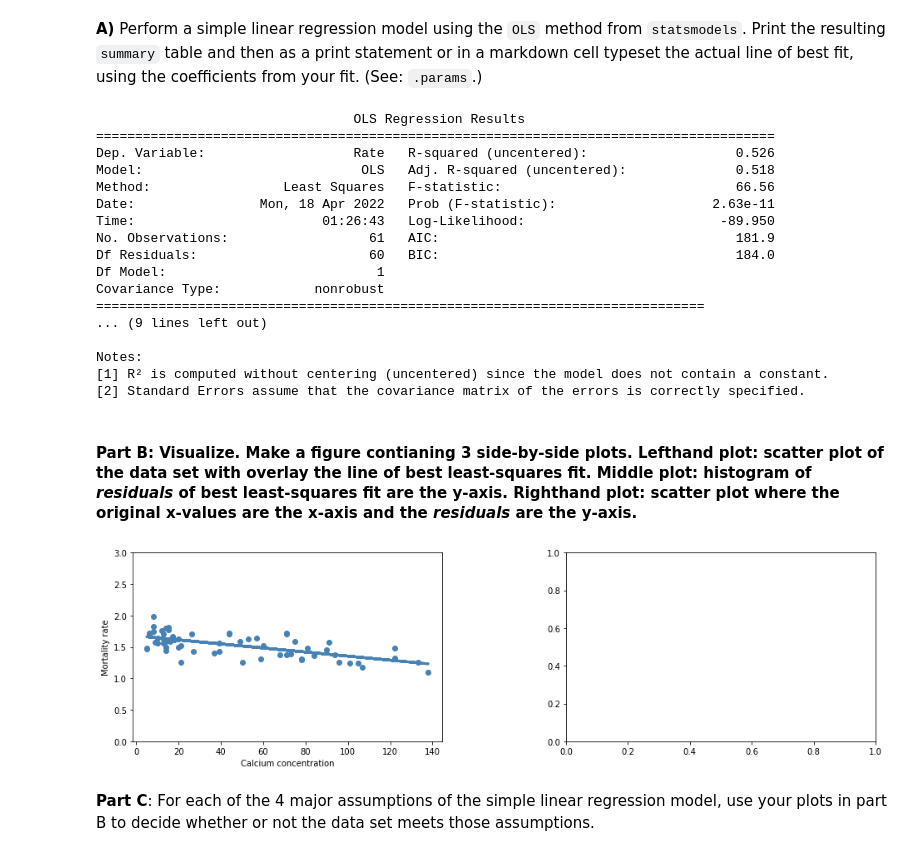
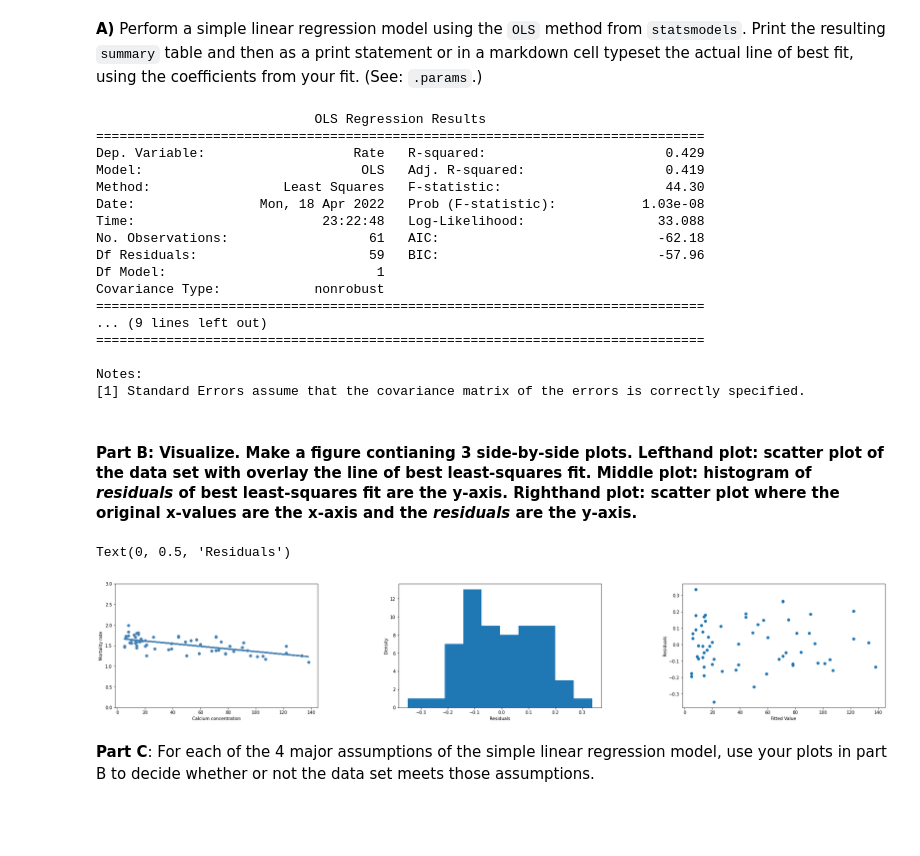
Before and after one commit to sumatthe29/Intro-to-Data-Science-2022, a Jupyter notebook: CSCI 3022/Homework/CSCI3022_S22_HW7.ipynb, the cells around one changed output. Cells and saved outputs as stored; diff of their text form; code cells hidden in the pictures; blank space fills up the shorter version.

```diff
--- a/CSCI 3022/Homework/CSCI3022_S22_HW7.ipynb
+++ b/CSCI 3022/Homework/CSCI3022_S22_HW7.ipynb
@@ -183,43 +198,53 @@ df.head(10)
 **A)** Perform a simple linear regression model using the `OLS` method from `statsmodels`.  Print the resulting `summary` table and then as a print statement or in a markdown cell typeset the actual line of best fit, using the coefficients from your fit.  (See: `.params`.)
 # %%
 # In notebook example, Calc is treated as x, Rate is treated as y
-print((sm.OLS(df['Rate'],df['Calc']).fit()).summary())
+print((sm.regression.linear_model.OLS(df['Rate'],sm.add_constant(df['Calc'])).fit()).summary())
+model = sm.regression.linear_model.OLS(df['Rate'],sm.add_constant(df['Calc'])).fit()
 # %% [output]
-                                 OLS Regression Results
-=======================================================================================
-Dep. Variable:                   Rate   R-squared (uncentered):                   0.526
-Model:                            OLS   Adj. R-squared (uncentered):              0.518
-Method:                 Least Squares   F-statistic:                              66.56
-Date:                Mon, 18 Apr 2022   Prob (F-statistic):                    2.63e-11
-Time:                        01:26:43   Log-Likelihood:                         -89.950
-No. Observations:                  61   AIC:                                      181.9
-Df Residuals:                      60   BIC:                                      184.0
+                            OLS Regression Results
+==============================================================================
+Dep. Variable:                   Rate   R-squared:                       0.429
+Model:                            OLS   Adj. R-squared:                  0.419
+Method:                 Least Squares   F-statistic:                     44.30
+Date:                Mon, 18 Apr 2022   Prob (F-statistic):           1.03e-08
+Time:                        23:22:48   Log-Likelihood:                 33.088
+No. Observations:                  61   AIC:                            -62.18
+Df Residuals:                      59   BIC:                            -57.96
 Df Model:                           1
 Covariance Type:            nonrobust
 ==============================================================================
 ... (9 lines left out)
+==============================================================================
 
 Notes:
-[1] R² is computed without centering (uncentered) since the model does not contain a constant.
-[2] Standard Errors assume that the covariance matrix of the errors is correctly specified.
+[1] Standard Errors assume that the covariance matrix of the errors is correctly specified.
 # %% [markdown]
 
 #### Part B: Visualize.  Make a figure contianing 3 side-by-side plots.  Lefthand plot: scatter plot of the data set with overlay the line of best least-squares fit.  Middle plot: histogram of *residuals* of best least-squares fit are the y-axis.  Righthand plot: scatter plot where the original x-values are the x-axis and the *residuals* are the y-axis.
 # %%
-fig = plt.figure(figsize=(16,10))
+fig = plt.figure(figsize=(32,20))
 fig.subplots_adjust(hspace=0.4, wspace=0.4)
 
-ax1 = fig.add_subplot(221)
+ax1 = fig.add_subplot(331)
 ax1.scatter(df["Calc"], df["Rate"], color="steelblue")
 ax1.set_ylim([0,3])
 ax1.set_xlabel("Calcium concentration")
 ax1.set_ylabel("Mortality rate")
 # Line of best least square fit
 bhat, ahat, rval, pval, stderr = stats.linregress(df['Calc'], df['Rate'])
 ax1.plot(df['Calc'], ahat + bhat*df['Calc'], color="steelblue", lw=3)
 
-ax2 = fig.add_subplot(222)
+ax2 = fig.add_subplot(332)
+ax2.hist(model.resid)
+ax2.set_xlabel("Residuals")
+ax2.set_ylabel("Density")
+
+ax3 = fig.add_subplot(333)
+ax3.scatter(df['Calc'],model.resid)
+ax3.set_xlabel("Fitted Value")
+ax3.set_ylabel("Residuals")
 # %% [output]
+Text(0, 0.5, 'Residuals')
-[figure, old version]
+[figure, new version]
 # %% [markdown]
 **Part C**: For each of the 4 major assumptions of the simple linear regression model, use your plots in part B to decide whether or not the data set meets those assumptions.
```
Also changed, not shown: parts of 13 cells of this notebook, 10 other files.
